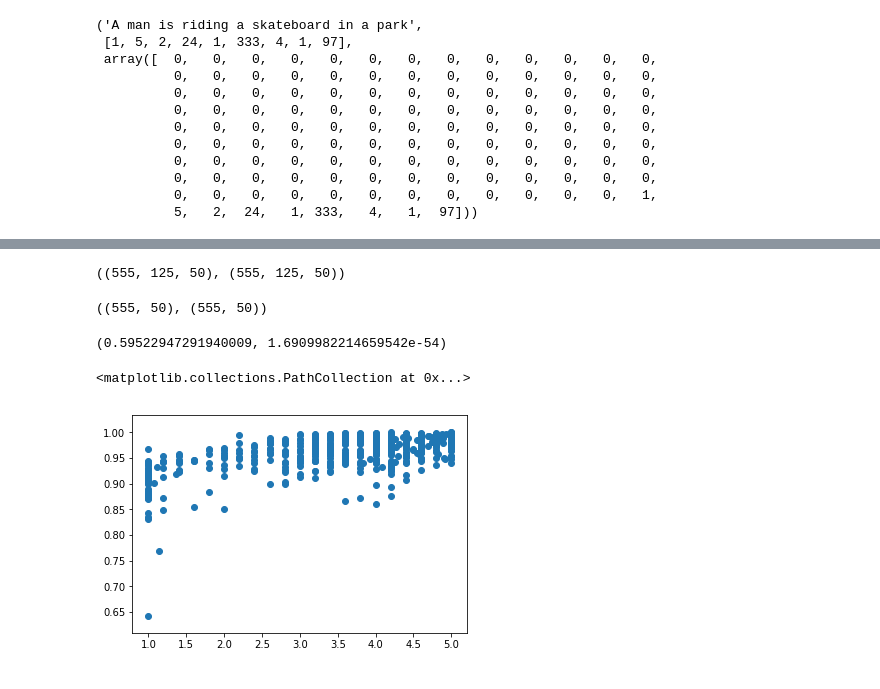
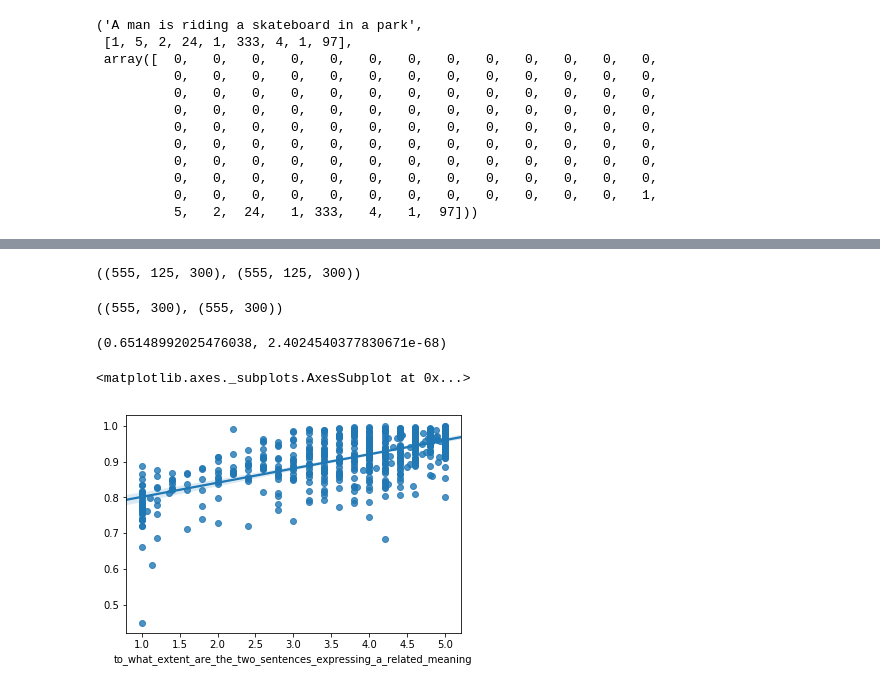
Before and after one commit to y2ee201/Sentence2Vec, a Jupyter notebook: sentence2vec.ipynb, the cells around one changed output, grey strips where cells are left out. Drawn from its saved outputs; the diff is of its cells as text; code cells hidden in the pictures.

Commit message:
Using 300D Glove, Better Correlation

```diff
--- a/sentence2vec.ipynb
+++ b/sentence2vec.ipynb
@@ -13,5 +11,5 @@ Using TensorFlow backend.
 # %%
-sen_pairs = pd.read_csv('./sent2vec/sentence_pairs.csv')
+sen_pairs = pd.read_csv('./sentence_pairs.csv')
 sen_pairs.info()
 # %% [output]
 <class 'pandas.core.frame.DataFrame'>
@@ -58,7 +56,7 @@ max(sen_pairs.sentenceA.apply(len)), max(sen_pairs.sentenceB.apply(len))
 (110, 125)
 # %%
 glove = dict()
-f = open('./sent2vec/glove.6B.50d.txt', encoding='UTF-8')
+f = open('./glove.6B.300d.txt', encoding='UTF-8')
 for line in f:
     values = line.split()
     word = values[0]
@@ -102,9 +107,9 @@ sen_pairs.sentenceA[1], enc_senA[1], padded_senA[1]
           0,   0,   0,   0,   0,   0,   0,   0,   0,   0,   0,   0,   1,
           5,   2,  24,   1, 333,   4,   1,  97]))
 # %%
-embedding_matrix = np.zeros((vocab_size, 50))
+embedding_matrix = np.zeros((vocab_size, 300))
 for word, i in tkn.word_index.items():
     glove_vec = glove.get(word)
     if(glove_vec is not None):
         embedding_matrix[i] = glove_vec
-embedding_matrix[1:2]
+# embedding_matrix[1:2]
@@ -124,7 +118,7 @@ word_embed_senA = (np.array([(embedding_matrix[l]) for w in padded_senA.tolist()
 word_embed_senB = (np.array([(embedding_matrix[l]) for w in padded_senB.tolist() for l in w])).reshape((555, 125, -1))
 word_embed_senA.shape, word_embed_senB.shape
 # %% [output]
-((555, 125, 50), (555, 125, 50))
+((555, 125, 300), (555, 125, 300))
 # %%
 def get_l2norm(mat):
     return mat/np.sqrt((mat**2).sum(axis=1)[:,None])
@@ -135,16 +129,17 @@ sent_emb_senB = np.sum(word_embed_senB, axis=1)
 sent_emb_senB = get_l2norm(sent_emb_senB)
 sent_emb_senA.shape, sent_emb_senB.shape
 # %% [output]
-((555, 50), (555, 50))
+((555, 300), (555, 300))
 # %%
 pearsonr(sen_pairs.to_what_extent_are_the_two_sentences_expressing_a_related_meaning,
          np.sum(sent_emb_senA*sent_emb_senB, axis=1).tolist())
 # %% [output]
-(0.59522947291940009, 1.6909982214659542e-54)
+(0.65148992025476038, 2.4024540377830671e-68)
 # %%
-plt.scatter(sen_pairs.to_what_extent_are_the_two_sentences_expressing_a_related_meaning,
-            np.sum(sent_emb_senA*sent_emb_senB, axis=1).tolist())
+similarity_cosine = np.sum(sent_emb_senA*sent_emb_senB, axis=1)
+sns.regplot(sen_pairs.to_what_extent_are_the_two_sentences_expressing_a_related_meaning,
+            similarity_cosine)
 # plt.ylim(0)
 # %% [output]
-<matplotlib.collections.PathCollection at 0x...>
+<matplotlib.axes._subplots.AxesSubplot at 0x...>
-[figure, old version]
+[figure, new version]
```
Also changed, not shown: parts of 4 cells of this notebook.
